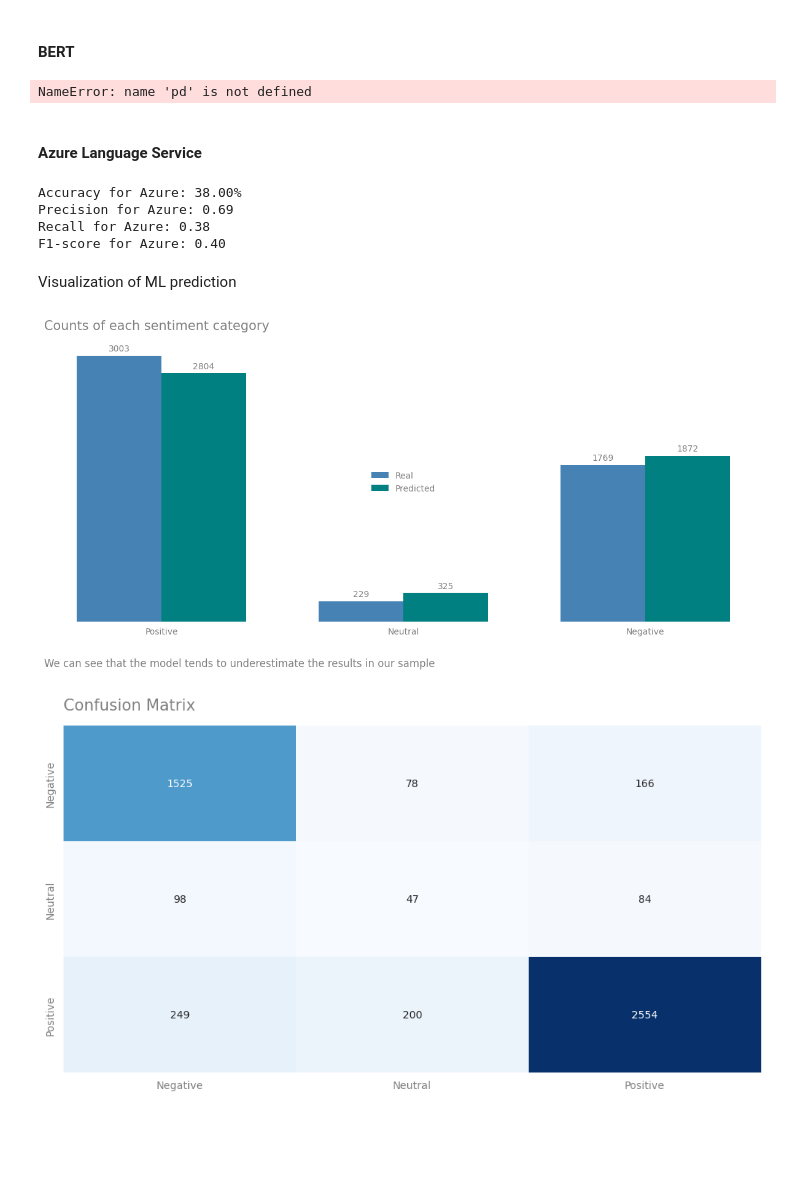
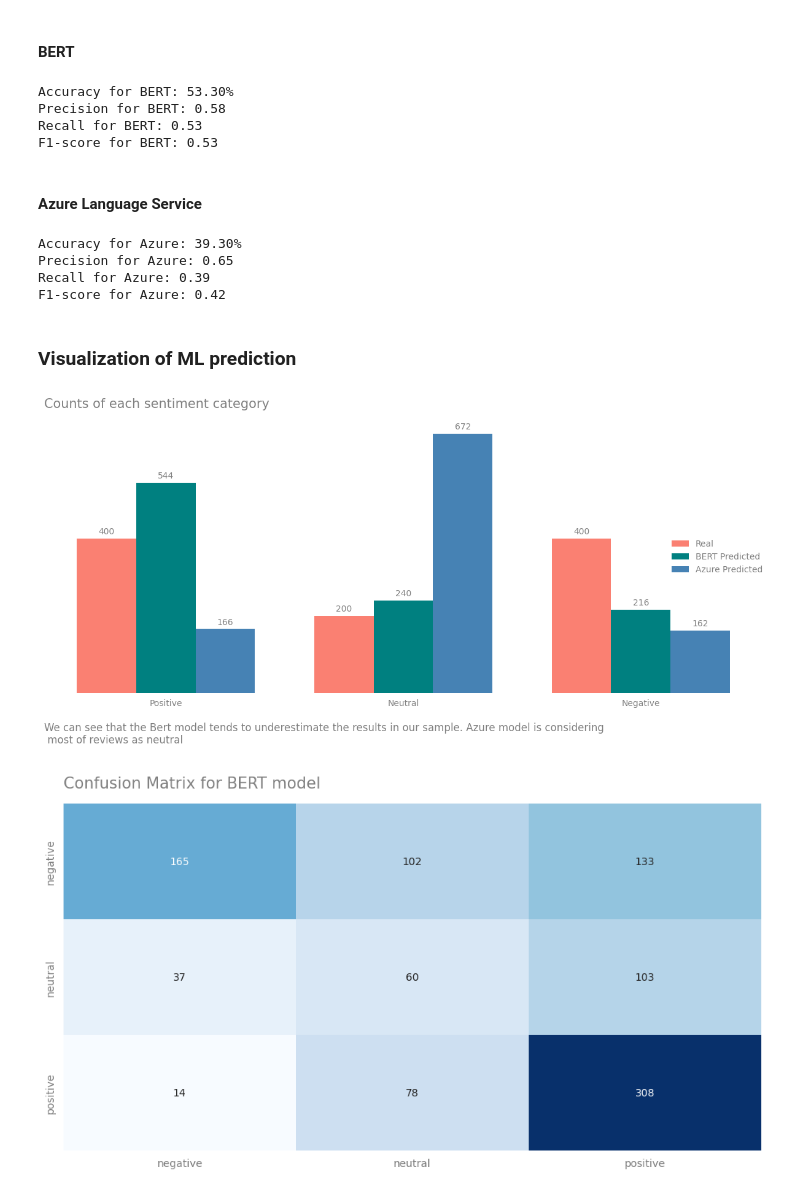
Before and after one commit to OgrodowskiJedrzej/Food-Apps-Review-Revisit, a Jupyter notebook: main.ipynb, the cells around one changed output. Cells and saved outputs as stored; diff of their text form; code cells hidden in the pictures; blank space fills up the shorter version.

Commit message:
Improvements, bigger subset

```diff
--- a/main.ipynb
+++ b/main.ipynb
@@ -373,30 +384,23 @@ Building model and using sample subset of dataset to reduce computational cost.
 # %% [markdown]
 #### BERT
 # %%
-subset = pd.read_csv('sampleDataForPrediction.csv')
-# Grouping results into positive, neutral and negative
-
-subset['predictedSentiment'] = subset['predictedScore'].apply(
-    lambda x: 'positive' if x >= 4 else ('neutral' if x == 3 else 'negative'))
-
-accuracy = np.sum(subset['predictedSentiment'] == subset['sentiment']) / len(subset)
-precision = precision_score(subset['sentiment'], subset['predictedSentiment'], average='weighted')
-recall = recall_score(subset['sentiment'], subset['predictedSentiment'], average='weighted')
-f1 = f1_score(subset['sentiment'], subset['predictedSentiment'], average='weighted')
+accuracy = np.sum(subset['BertPredictedSentiment'] == subset['sentiment']) / len(subset)
+precision = precision_score(subset['sentiment'], subset['BertPredictedSentiment'], average='weighted')
+recall = recall_score(subset['sentiment'], subset['BertPredictedSentiment'], average='weighted')
+f1 = f1_score(subset['sentiment'], subset['BertPredictedSentiment'], average='weighted')
 
 print(f"Accuracy for BERT: {accuracy*100:.2f}%")
 print(f'Precision for BERT: {precision:.2f}')
 print(f'Recall for BERT: {recall:.2f}')
 print(f'F1-score for BERT: {f1:.2f}')
 # %% [output]
-NameError: name 'pd' is not defined
+Accuracy for BERT: 53.30%
+Precision for BERT: 0.58
+Recall for BERT: 0.53
+F1-score for BERT: 0.53
 # %% [markdown]
 #### Azure Language Service
 # %%
-subset = pd.read_csv('sampleDataWithPrediction.csv')
-subset['sentiment'] = subset['score'].apply(
-    lambda x: 'positive' if x >= 4 else ('neutral' if x == 3 else 'negative'))
-
 accuracy = np.sum(subset['AzurePredictedSentiment'] ==
                   subset['sentiment']) / len(subset)
 precision = precision_score(
@@ -411,70 +415,83 @@ print(f'Precision for Azure: {precision:.2f}')
 print(f'Recall for Azure: {recall:.2f}')
 print(f'F1-score for Azure: {f1:.2f}')
 # %% [output]
-Accuracy for Azure: 38.00%
-Precision for Azure: 0.69
-Recall for Azure: 0.38
-F1-score for Azure: 0.40
+Accuracy for Azure: 39.30%
+Precision for Azure: 0.65
+Recall for Azure: 0.39
+F1-score for Azure: 0.42
 # %% [markdown]
-Visualization of ML prediction
+### Visualization of ML prediction
 # %%
 trueCounts = subset['sentiment'].value_counts().reindex(
-    ['POSITIVE', 'NEUTRAL', 'NEGATIVE'])
-predictedCounts = subset['predictedSentiment'].value_counts().reindex(
-    ['POSITIVE', 'NEUTRAL', 'NEGATIVE'])
+    ['positive', 'neutral', 'negative'])
+bertCounts = subset['BertPredictedSentiment'].value_counts().reindex(
+    ['positive', 'neutral', 'negative'])
+azureCounts = subset['AzurePredictedSentiment'].value_counts().reindex(
+    ['positive', 'neutral', 'negative'])
 
 index = np.arange(len(trueCounts))
+width = 0.25  # Adjust bar width to fit three groups
+colors = ['salmon', 'teal', 'steelblue']
+fig, ax = plt.subplots(figsize=(12, 6))
 
-fig, ax = plt.subplots(figsize=(12,6))
-plt.bar(index, trueCounts, width, label='Real', color=colors[0])
-plt.bar(index + width, predictedCounts,
-        width, label='Predicted', color=colors[1])
+# Plot the bars
+plt.bar(index - width, trueCounts, width, label='Real', color=colors[0])
+plt.bar(index, bertCounts, width, label='BERT Predicted', color=colors[1])
+plt.bar(index + width, azureCounts, width,
+        label='Azure Predicted', color=colors[2])
 
-
-plt.title('Counts of each sentiment category', loc='left', fontsize=15, color='grey', pad=15)
-plt.xticks(index + width / 2, ('Positive', 'Neutral', 'Negative'), color='grey')
+# Title and labels
+plt.title('Counts of each sentiment category',
+          loc='left', fontsize=15, color='grey', pad=15)
+plt.xticks(index, ('Positive', 'Neutral', 'Negative'), color='grey')
 plt.yticks([])
 plt.tick_params(bottom=False)
 ax.spines['bottom'].set_color('None')
+
+# Add annotations
+
 
 def add_labels(bars):
     for bar in bars:
         height = bar.get_height()
         ax.annotate(f'{height}',
                     xy=(bar.get_x() + bar.get_width() / 2, height),
                     xytext=(0, 3),
                     textcoords="offset points",
                     ha='center', va='bottom',
                     color='gray')
 
 
 bars = ax.patches
 add_labels(bars)
 
 # Description
-description = """We can see that the model tends to underestimate the results in our sample"""
+description = """We can see that the Bert model tends to underestimate the results in our sample. Azure model is considering
+ most of reviews as neutral"""
 plt.text(0, -0.15, description, ha='left', va='center',
          fontsize=12, color='grey', transform=ax.transAxes)
 
-plt.legend(frameon=False, loc='center', borderpad=0.0, borderaxespad=0, labelcolor='grey')
+# Legend
+plt.legend(frameon=False, loc='right', borderpad=0.0,
+           borderaxespad=0, labelcolor='grey')
 plt.tight_layout()
 plt.show()
 # %% [output]
-[figure, old version]
+[figure, new version]
 # %%
-labelMapping = {0: 'Negative', 1: 'Neutral', 2: 'Positive'}
+labelMapping = {0: 'negative', 1: 'neutral', 2: 'positive'}
 
-cm = confusion_matrix(subset['sentiment'], subset['predictedSentiment'])
+cm = confusion_matrix(subset['sentiment'], subset['BertPredictedSentiment'])
 
 labels = [labelMapping[i] for i in sorted(labelMapping.keys())]
 
 plt.figure(figsize=(12, 6))
 sns.heatmap(cm, annot=True, fmt="d", cmap="Blues", xticklabels=labels, yticklabels=labels, cbar=False)
-plt.title('Confusion Matrix', loc='left', fontsize=15, color='grey', pad=15)
+plt.title('Confusion Matrix for BERT model', loc='left', fontsize=15, color='grey', pad=15)
 plt.xticks(color='grey')
 plt.yticks(color='grey')
 plt.tick_params(bottom=False)
 plt.tick_params(left=False)
 plt.show()
 # %% [output]
-[figure, old version]
+[figure, new version]
```
Also changed, not shown: parts of 7 cells of this notebook, 2 other files.
